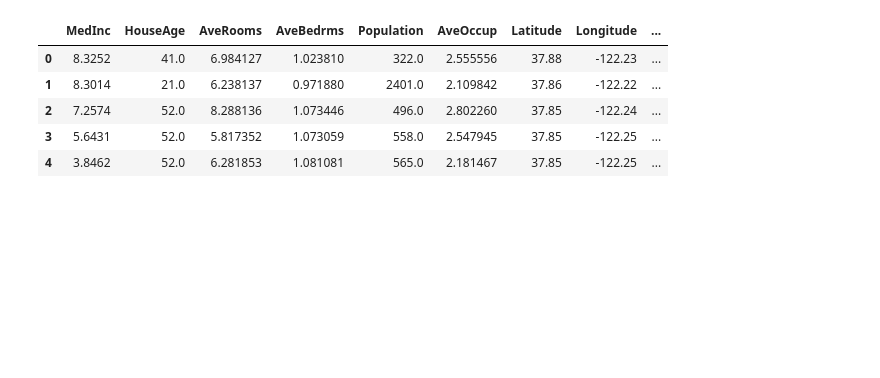
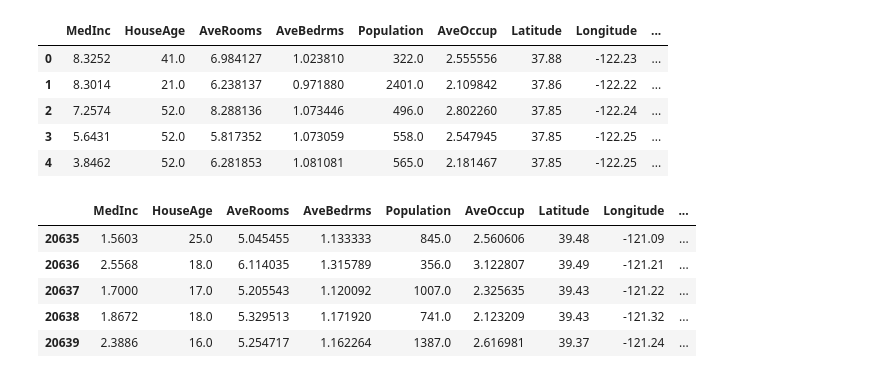
Before and after one commit to souvik0306/ML-Coursera, a Jupyter notebook: Linear_Regression.ipynb, the cells around one changed output. Cells and saved outputs as stored; diff of their text form; code cells hidden in the pictures; blank space fills up the shorter version.

```diff
--- a/Linear_Regression.ipynb
+++ b/Linear_Regression.ipynb
@@ -171,3 +173,12 @@ data_frame.head()
 | 2 | 7.2574 | 52.0 | 8.288136 | 1.073446 | 496.0 | 2.802260 | 37.85 | -122.24 | ... |
 | 3 | 5.6431 | 52.0 | 5.817352 | 1.073059 | 558.0 | 2.547945 | 37.85 | -122.25 | ... |
 | 4 | 3.8462 | 52.0 | 6.281853 | 1.081081 | 565.0 | 2.181467 | 37.85 | -122.25 | ... |
+# %%
+data_frame.tail()
+# %% [output]
+|  | MedInc | HouseAge | AveRooms | AveBedrms | Population | AveOccup | Latitude | Longitude | ... |
+| 20635 | 1.5603 | 25.0 | 5.045455 | 1.133333 | 845.0 | 2.560606 | 39.48 | -121.09 | ... |
+| 20636 | 2.5568 | 18.0 | 6.114035 | 1.315789 | 356.0 | 3.122807 | 39.49 | -121.21 | ... |
+| 20637 | 1.7000 | 17.0 | 5.205543 | 1.120092 | 1007.0 | 2.325635 | 39.43 | -121.22 | ... |
+| 20638 | 1.8672 | 18.0 | 5.329513 | 1.171920 | 741.0 | 2.123209 | 39.43 | -121.32 | ... |
+| 20639 | 2.3886 | 16.0 | 5.254717 | 1.162264 | 1387.0 | 2.616981 | 39.37 | -121.24 | ... |
```
Also changed, not shown: parts of 5 cells of this notebook, 3 other files.
